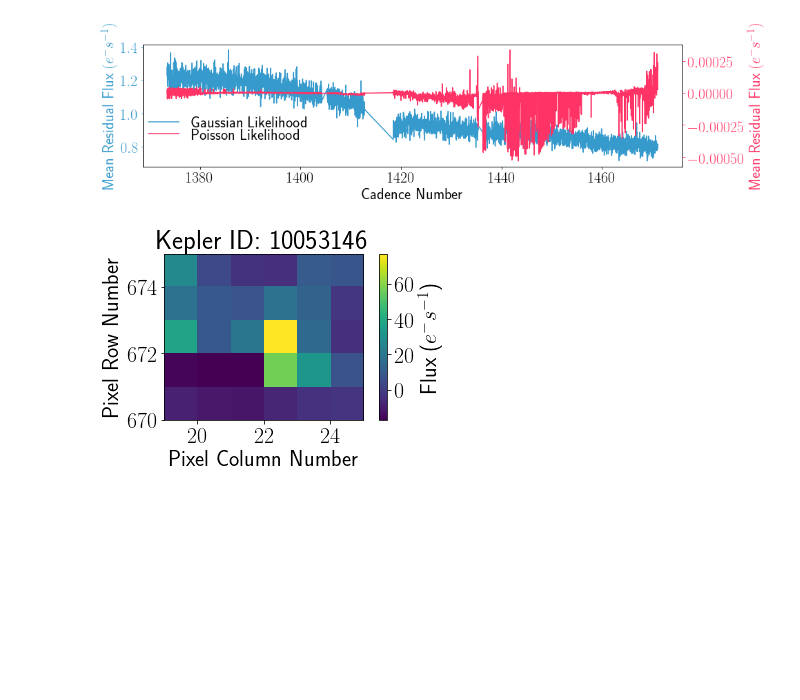
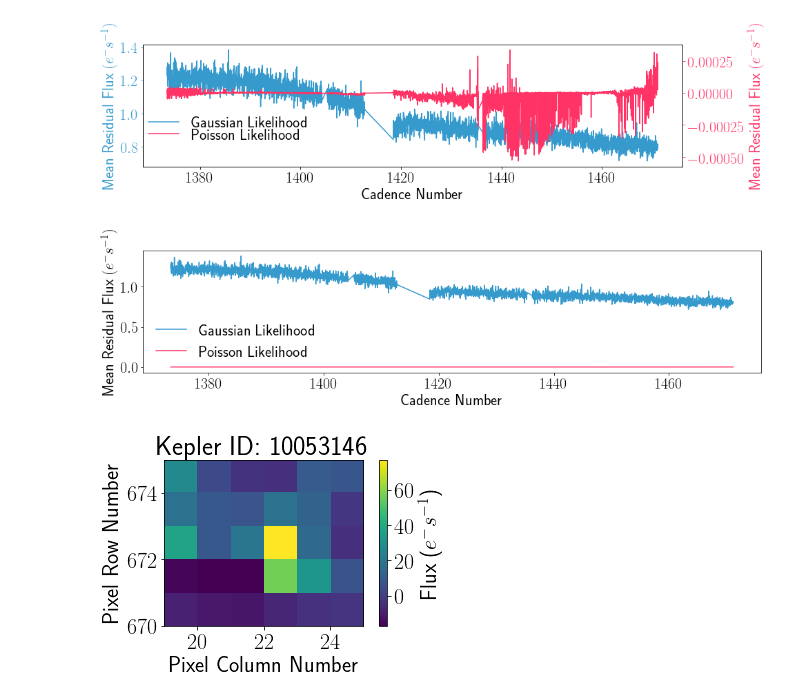
Before and after one commit to mirca/geerts-conjecture, a Jupyter notebook: notebook/geerts_conjecture.ipynb, the cells around one changed output. Cells and saved outputs as stored; diff of their text form; code cells hidden in the pictures; blank space fills up the shorter version.

```diff
--- a/notebook/geerts_conjecture.ipynb
+++ b/notebook/geerts_conjecture.ipynb
@@ -225,6 +226,18 @@ plt.legend(loc=(0,.15), frameon=False)
 plt.tight_layout()
 # %% [output]
 [figure]
+# %%
+fig, ax1 = plt.subplots(figsize=[14, 4])
+ax1.plot(tpf.time, np.nanmean(residuals_gaussian, axis=(1, 2)), color='#369acd', label='Gaussian Likelihood')
+ax1.set_xlabel('Cadence Number')
+# Make the y-axis label, ticks and tick labels match the line color.
+ax1.set_ylabel('Mean Residual Flux $(e^{-}s^{-1})$')
+ax1.plot(tpf.time, np.nanmean(residuals_poisson, axis=(1, 2)), color='#ff3366', label='Poisson Likelihood')
+plt.legend(frameon=False)
+plt.tight_layout()
+plt.savefig('comparison.eps', transparent=True, bbox_inches='tight', pad_inches=.1)
+# %% [output]
+[figure, added]
 # %%
 tpf.plot(cadenceno=66662)
 plt.tight_layout()
```
Also changed, not shown: parts of 3 cells of this notebook, 1 other file.
